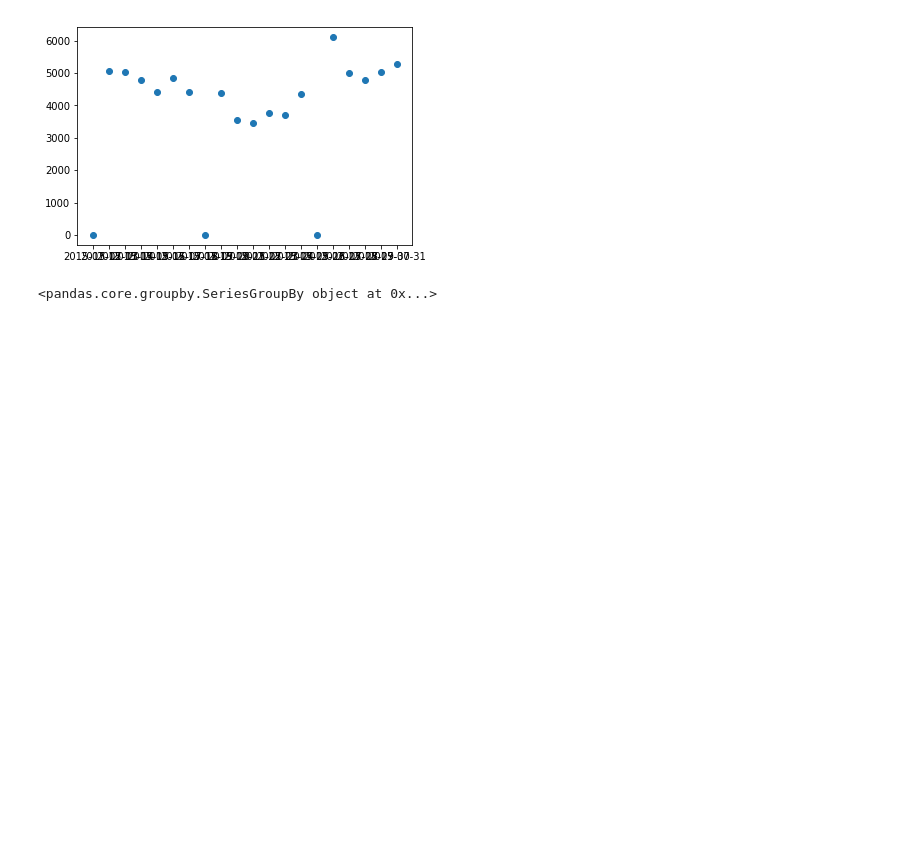
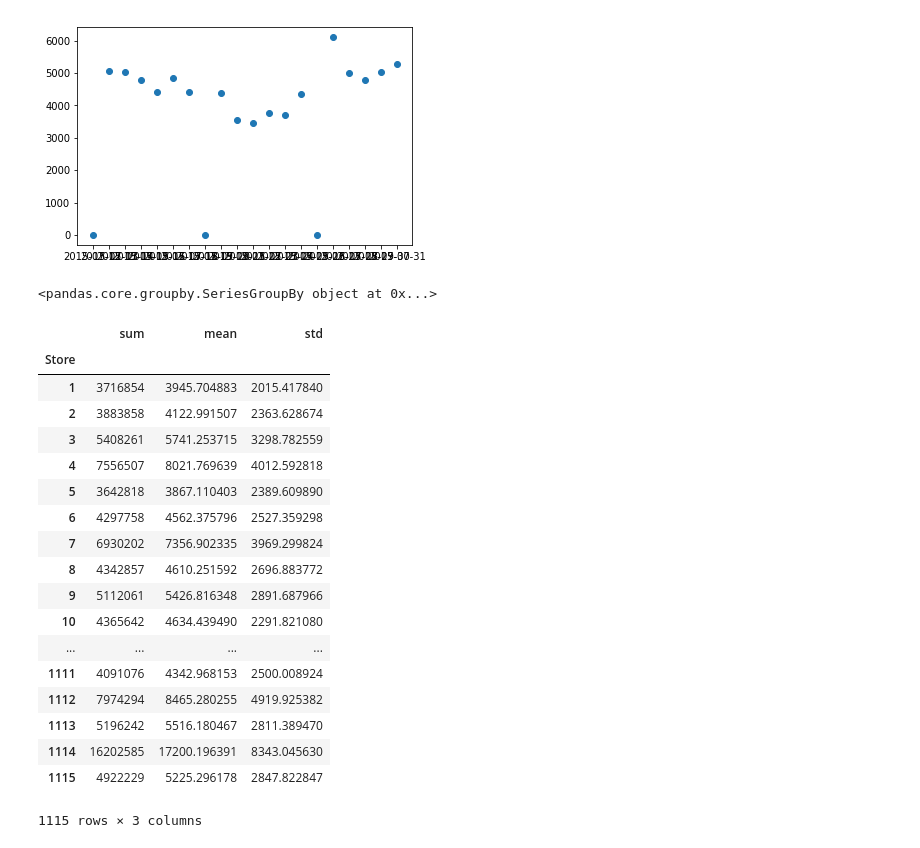
Before and after one commit to cocoper/Rossmann-Store-Sales, a Jupyter notebook: Rossmann Store Sales.ipynb, the cells around one changed output. Cells and saved outputs as stored; diff of their text form; code cells hidden in the pictures; blank space fills up the shorter version.

```diff
--- a/Rossmann Store Sales.ipynb
+++ b/Rossmann Store Sales.ipynb
@@ -105,6 +96,28 @@ store_gp = data.groupby('Store')
 store_gp.Store
 # %% [output]
 <pandas.core.groupby.SeriesGroupBy object at 0x...>
+# %%
+store_gp.Sales.agg(['sum','mean','std'])
+# %% [output]
+|  | sum | mean | std |
+| Store |  |  |  |
+| 1 | 3716854 | 3945.704883 | 2015.417840 |
+| 2 | 3883858 | 4122.991507 | 2363.628674 |
+| 3 | 5408261 | 5741.253715 | 3298.782559 |
+| 4 | 7556507 | 8021.769639 | 4012.592818 |
+| 5 | 3642818 | 3867.110403 | 2389.609890 |
+| 6 | 4297758 | 4562.375796 | 2527.359298 |
+| 7 | 6930202 | 7356.902335 | 3969.299824 |
+| 8 | 4342857 | 4610.251592 | 2696.883772 |
+| 9 | 5112061 | 5426.816348 | 2891.687966 |
+| 10 | 4365642 | 4634.439490 | 2291.821080 |
+| ... | ... | ... | ... |
+| 1111 | 4091076 | 4342.968153 | 2500.008924 |
+| 1112 | 7974294 | 8465.280255 | 4919.925382 |
+| 1113 | 5196242 | 5516.180467 | 2811.389470 |
+| 1114 | 16202585 | 17200.196391 | 8343.045630 |
+| 1115 | 4922229 | 5225.296178 | 2847.822847 |
+1115 rows × 3 columns
 # %%
 store_data = pd.read_csv(store_data_path,na_filter=np.nan,low_memory=False)
 # %%
```
Also changed, not shown: parts of 3 cells of this notebook.
